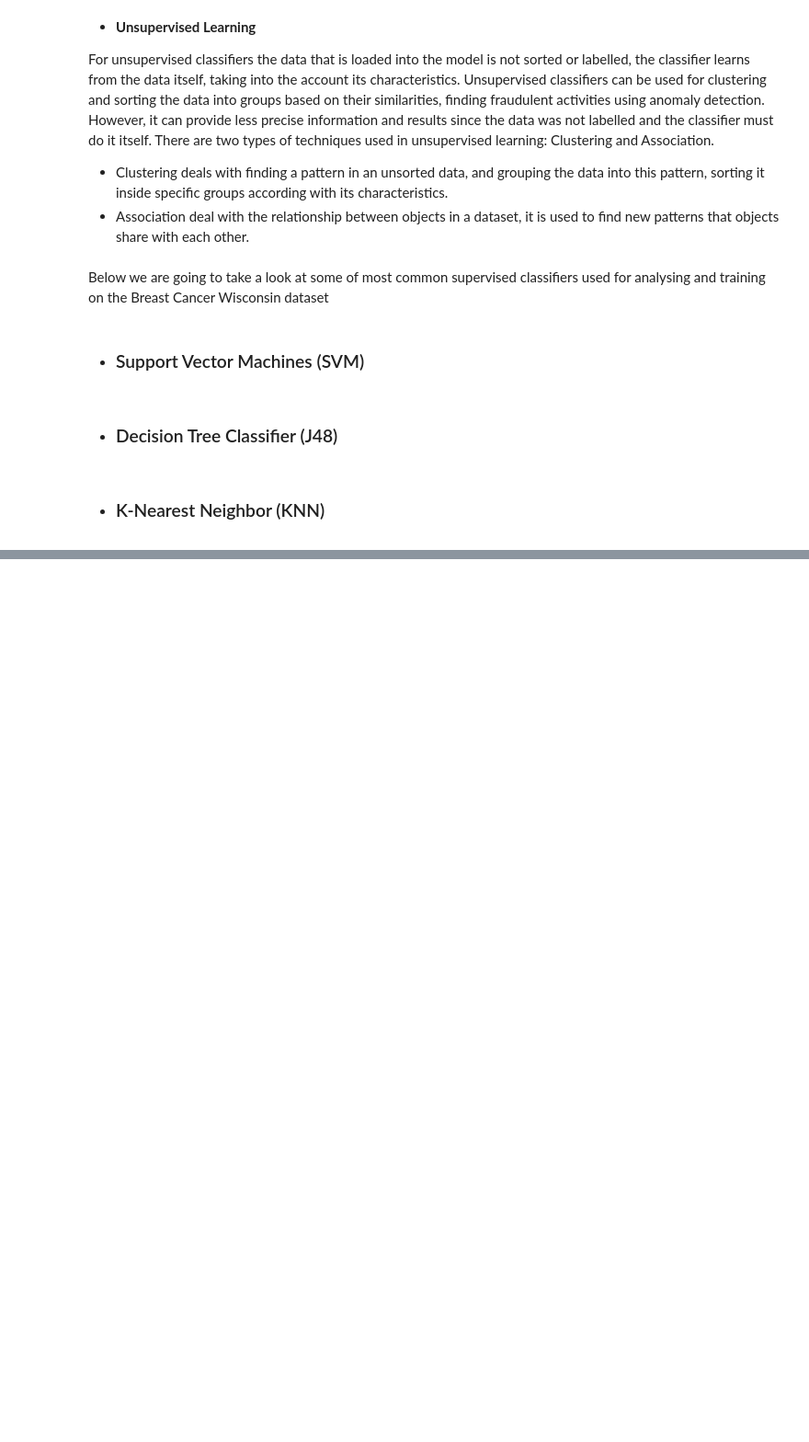
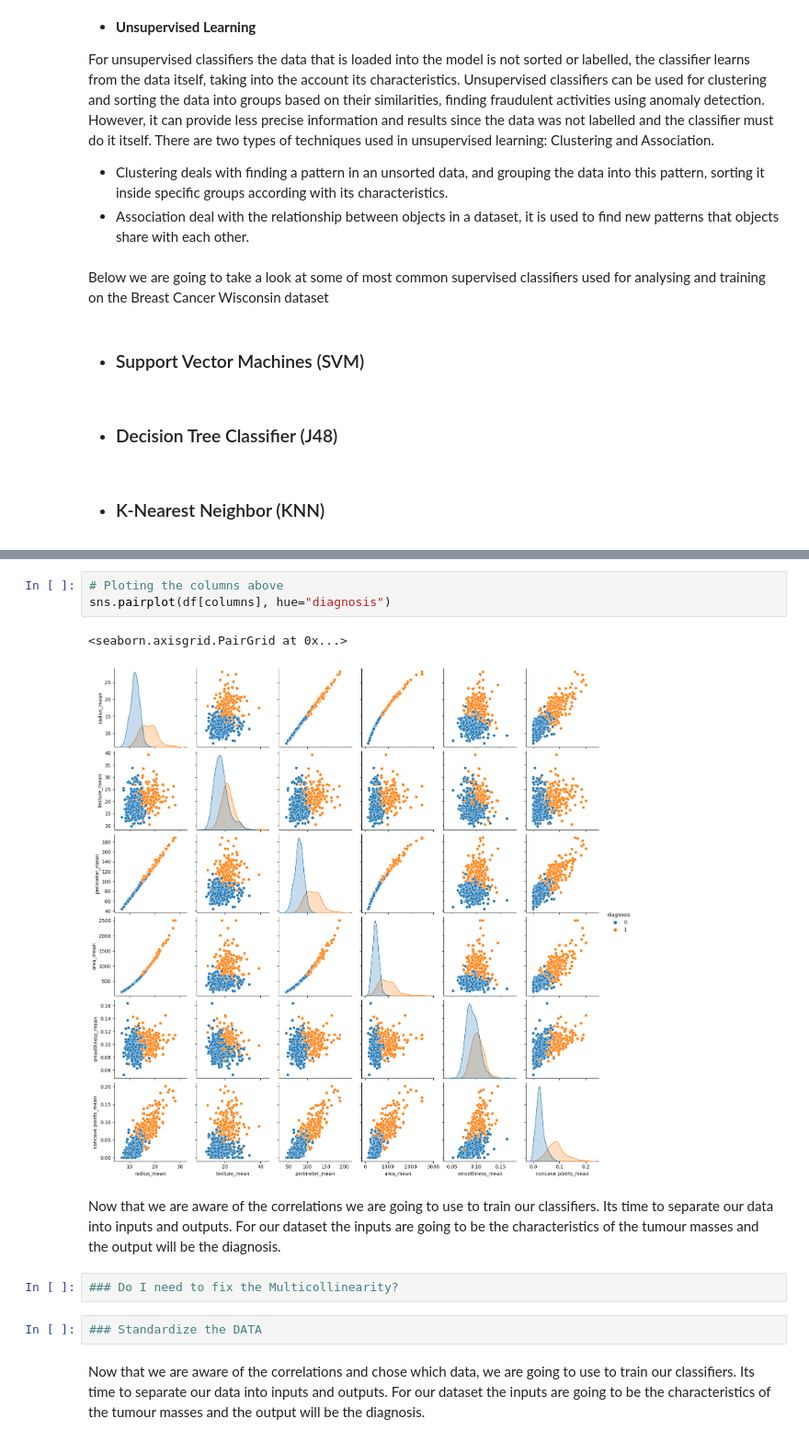
Before and after one commit to ReRiva/PfDA_Project2, a Jupyter notebook: notebook-project.ipynb, the cells around one changed output, grey strips where cells are left out. Shown at 92% size. Cells and saved outputs as stored; diff of their text form; blank space fills up the shorter version.

```diff
--- a/notebook-project.ipynb
+++ b/notebook-project.ipynb
@@ -62,0 +194,14 @@ Below we are going to take a look at some of most common supervised classifiers
+# %%
+# Ploting the columns above
+sns.pairplot(df[columns], hue="diagnosis")
+# %% [output]
+<seaborn.axisgrid.PairGrid at 0x...>
+[figure, added]
+# %% [markdown]
+Now that we are aware of the correlations we are going to use to train our classifiers. Its time to separate our data into inputs and outputs. For our dataset the inputs are going to be the characteristics of the tumour masses and the output will be the diagnosis.
+# %%
+### Do I need to fix the Multicollinearity?
+# %%
+### Standardize the DATA
+# %% [markdown]
+Now that we are aware of the correlations and chose which data, we are going to use to train our classifiers. Its time to separate our data into inputs and outputs. For our dataset the inputs are going to be the characteristics of the tumour masses and the output will be the diagnosis.
```
Also changed, not shown: parts of 25 cells of this notebook, 1 other file.
